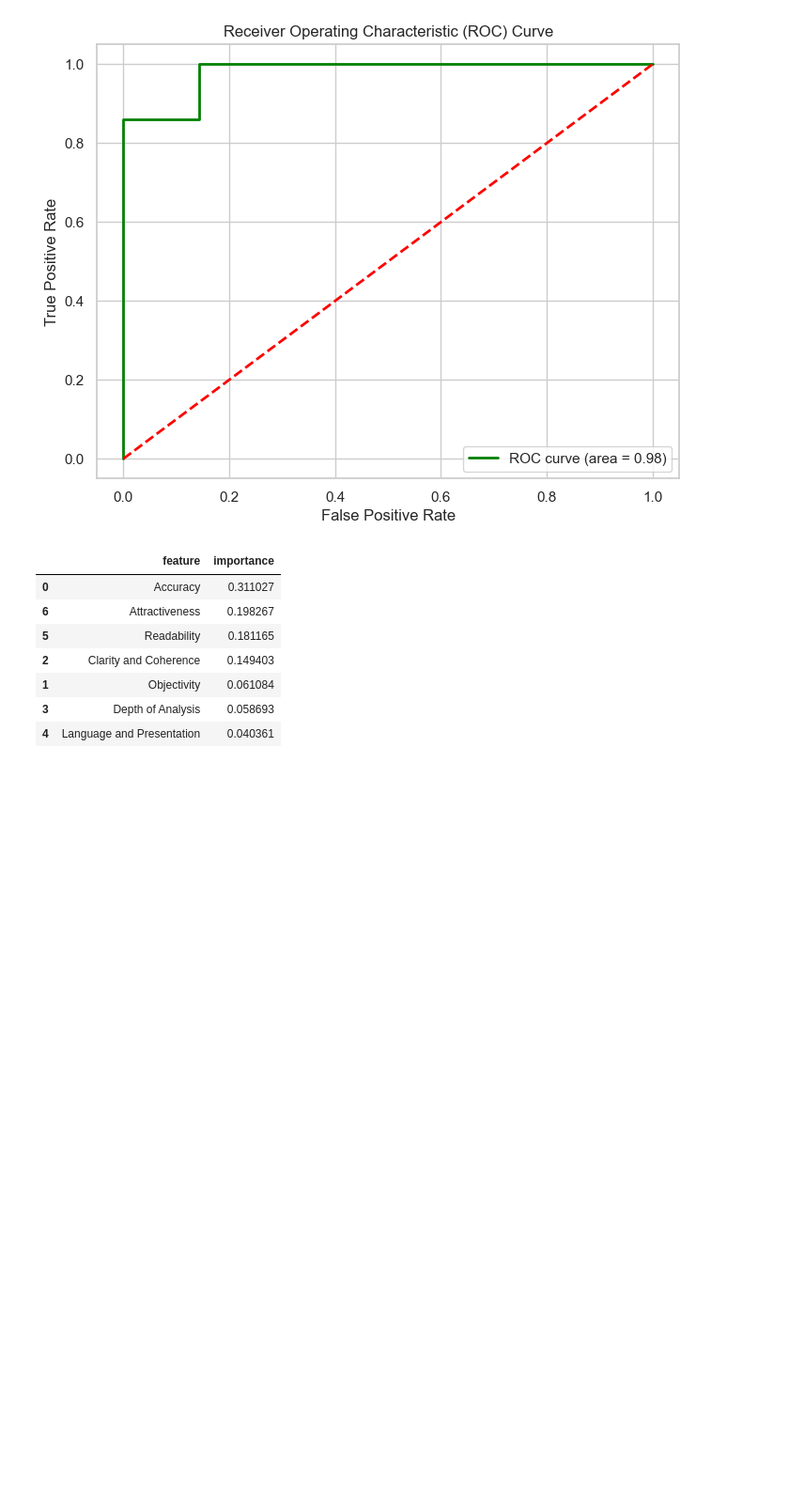
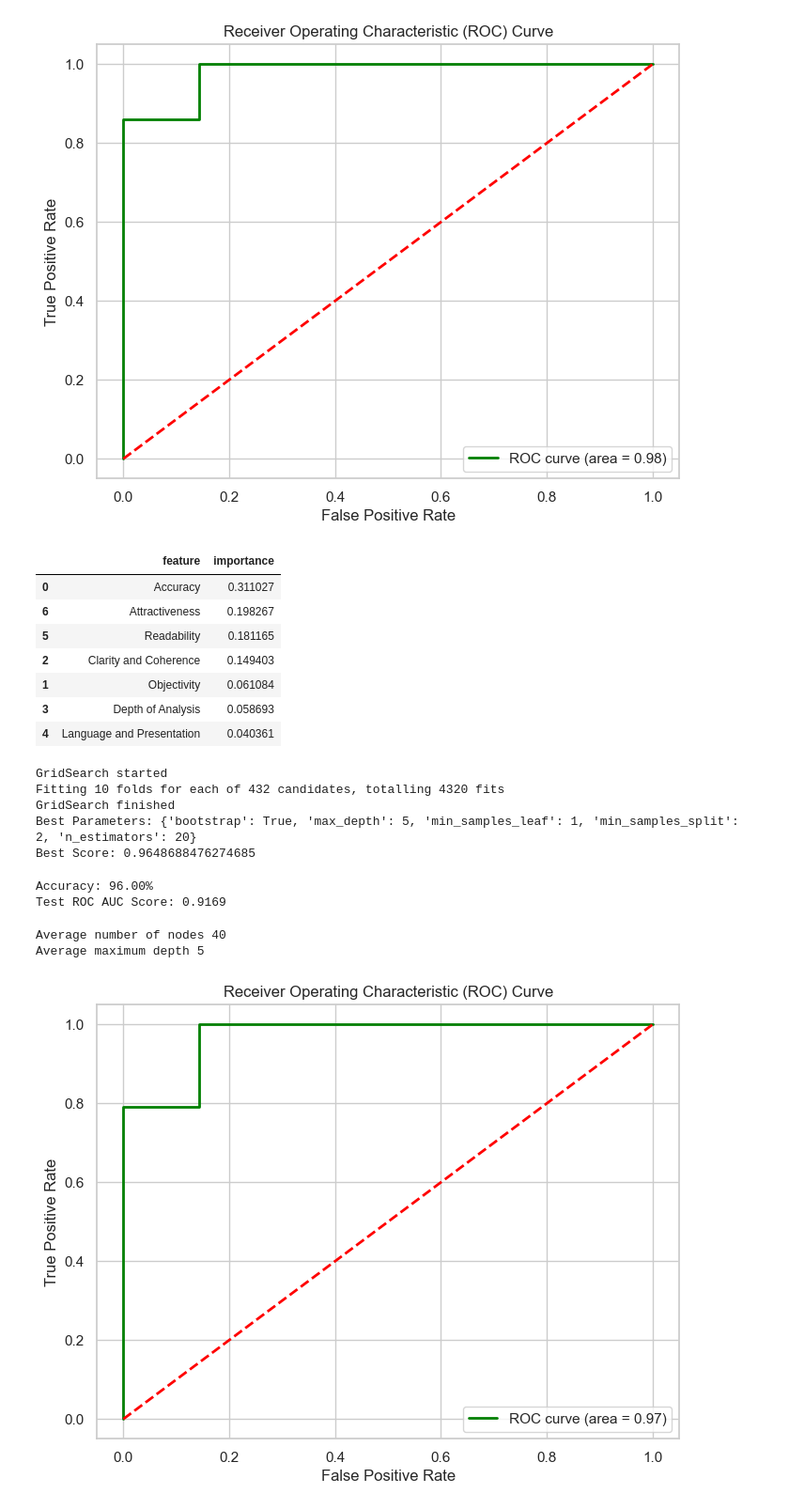
Before and after one commit to WilliamLiao2015/NYCU-Artificial-Intelligence-Capstone-Project-1, a Jupyter notebook: methods/supervised/RandomForest.ipynb, the cells around one changed output. Shown at 94% size. Drawn from its saved outputs; the diff is of its cells as text; code cells hidden in the pictures; blank space fills up the shorter version.

```diff
--- a/methods/supervised/RandomForest.ipynb
+++ b/methods/supervised/RandomForest.ipynb
@@ -99,0 +81,5 @@ Standard deviation of cross-validation scores: 0.0257
+# %%
+rf = RandomForestClassifier(n_estimators=50, random_state=42)
+print("Training started")
+rf.fit(X_train, y_train)
+print("Training finished")
@@ -134,3 +123,62 @@ fi_model.head(7)
 | 1 | Objectivity | 0.061084 |
 | 3 | Depth of Analysis | 0.058693 |
 | 4 | Language and Presentation | 0.040361 |
+# %%
+param_grid = {
+    'n_estimators': [20, 30, 50, 100],
+    'max_depth': [None, 3, 5, 10, 20, 30],
+    'min_samples_split': [2, 5, 10],
+    'min_samples_leaf': [1, 2, 4],
+    'bootstrap': [True, False]
+}
+estimator = RandomForestClassifier(random_state=42)
+grid_search = GridSearchCV(estimator=estimator, param_grid=param_grid, cv=10, n_jobs=-1, verbose=2, scoring='accuracy')
+print("GridSearch started")
+grid_search.fit(X_train, y_train)
+print("GridSearch finished")
+print("Best Parameters:", grid_search.best_params_)
+print("Best Score:", grid_search.best_score_)
+# %% [output]
+GridSearch started
+Fitting 10 folds for each of 432 candidates, totalling 4320 fits
+GridSearch finished
+Best Parameters: {'bootstrap': True, 'max_depth': 5, 'min_samples_leaf': 1, 'min_samples_split': 2, 'n_estimators': 20}
+Best Score: 0.9648688476274685
+# %%
+best_rf = grid_search.best_estimator_
+
+y_cv_pred = best_rf.predict(X_test)
+print(f"Accuracy: {accuracy_score(y_test, y_cv_pred) * 100:.2f}%")
+print(f"Test ROC AUC Score: {roc_auc_score(y_test, y_cv_pred):.4f}")
+# %% [output]
+Accuracy: 96.00%
+Test ROC AUC Score: 0.9169
+# %%
+n_nodes = []
+max_depths = []
+
+for ind_tree in best_rf.estimators_:
+    n_nodes.append(ind_tree.tree_.node_count)
+    max_depths.append(ind_tree.tree_.max_depth)
+
+print(f'Average number of nodes {int(np.mean(n_nodes))}')
+print(f'Average maximum depth {int(np.mean(max_depths))}')
+# %% [output]
+Average number of nodes 40
+Average maximum depth 5
+# %%
+y_cv_pred_prob = best_rf.predict_proba(X_test)[:, 1]
+fpr, tpr, thresholds = roc_curve(y_test, y_cv_pred_prob)
+roc_auc = auc(fpr, tpr)
+plt.figure(figsize=(8, 6))
+plt.plot(fpr, tpr, color='green', lw=2, label=f'ROC curve (area = {roc_auc:.2f})')
+plt.plot([0, 1], [0, 1], color='red', lw=2, linestyle='--')
+plt.xlim([-0.05, 1.05])
+plt.ylim([-0.05, 1.05])
+plt.xlabel('False Positive Rate')
+plt.ylabel('True Positive Rate')
+plt.title('Receiver Operating Characteristic (ROC) Curve')
+plt.legend(loc="lower right")
+plt.show()
+# %% [output]
+[figure, added]
```
Also changed, not shown: parts of 7 cells of this notebook.
